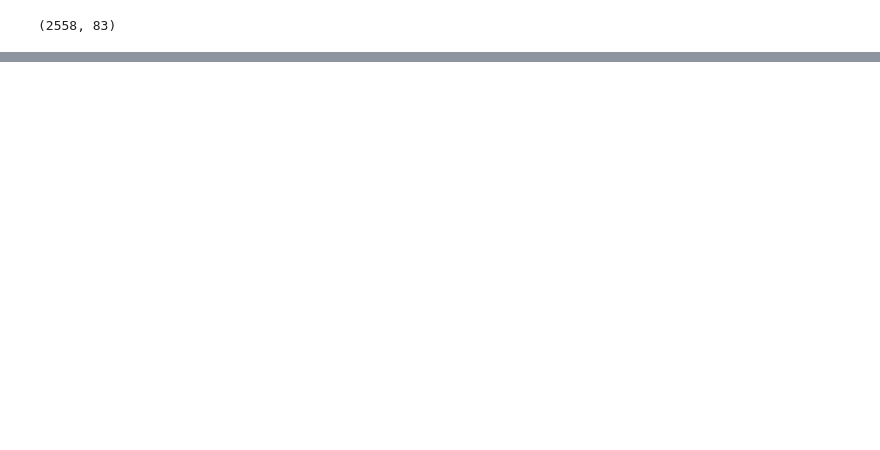
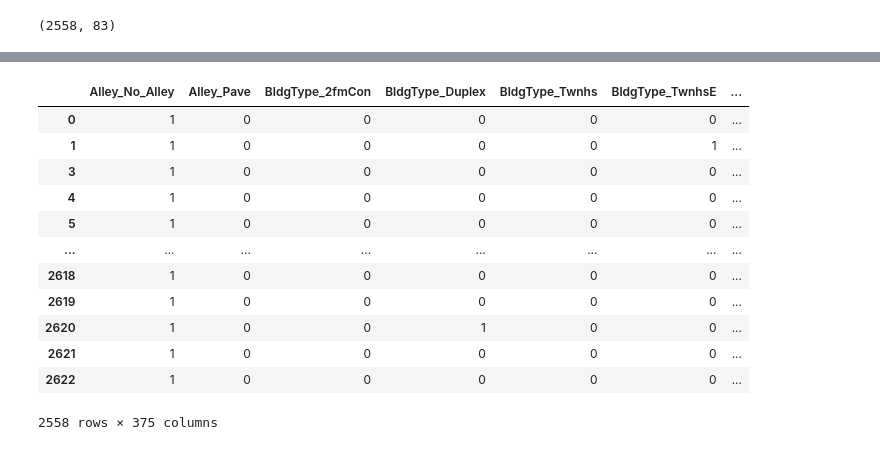
Before and after one commit to danielosetiawan/Ames_Housing_ML, a Jupyter notebook: Data_Cleaning.ipynb, the cells around one changed output, grey strips where cells are left out. Drawn from its saved outputs; the diff is of its cells as text; code cells hidden in the pictures; blank space fills up the shorter version.

```diff
--- a/Data_Cleaning.ipynb
+++ b/Data_Cleaning.ipynb
@@ -304,0 +331,16 @@ We will impute via a random forest method (missForest)
+# %%
+df1
+# %% [output]
+|  | Alley_No_Alley | Alley_Pave | BldgType_2fmCon | BldgType_Duplex | BldgType_Twnhs | BldgType_TwnhsE | ... |
+| 0 | 1 | 0 | 0 | 0 | 0 | 0 | ... |
+| 1 | 1 | 0 | 0 | 0 | 0 | 1 | ... |
+| 3 | 1 | 0 | 0 | 0 | 0 | 0 | ... |
+| 4 | 1 | 0 | 0 | 0 | 0 | 0 | ... |
+| 5 | 1 | 0 | 0 | 0 | 0 | 0 | ... |
+| ... | ... | ... | ... | ... | ... | ... | ... |
+| 2618 | 1 | 0 | 0 | 0 | 0 | 0 | ... |
+| 2619 | 1 | 0 | 0 | 0 | 0 | 0 | ... |
+| 2620 | 1 | 0 | 0 | 1 | 0 | 0 | ... |
+| 2621 | 1 | 0 | 0 | 0 | 0 | 0 | ... |
+| 2622 | 1 | 0 | 0 | 0 | 0 | 0 | ... |
+2558 rows × 375 columns
```
Also changed, not shown: parts of 31 cells of this notebook.
